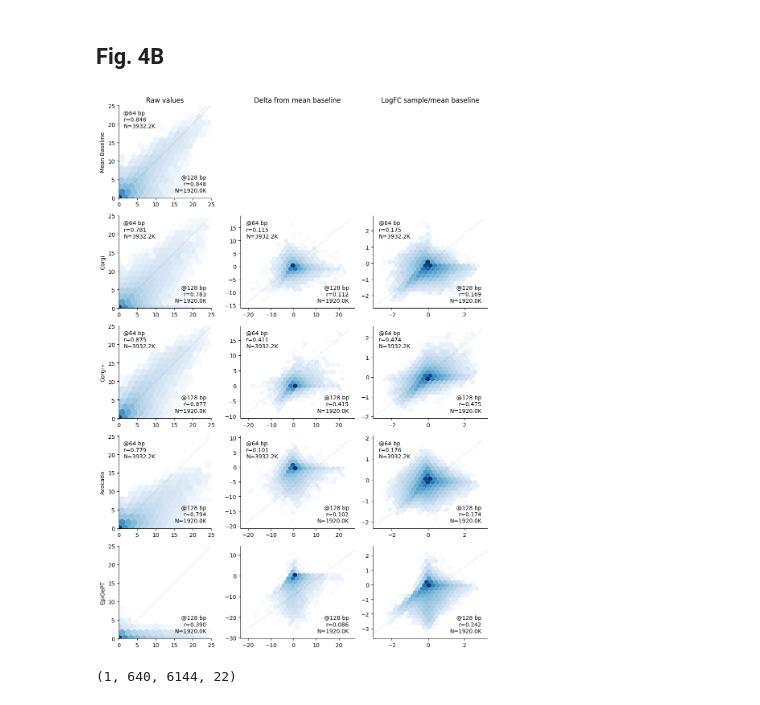
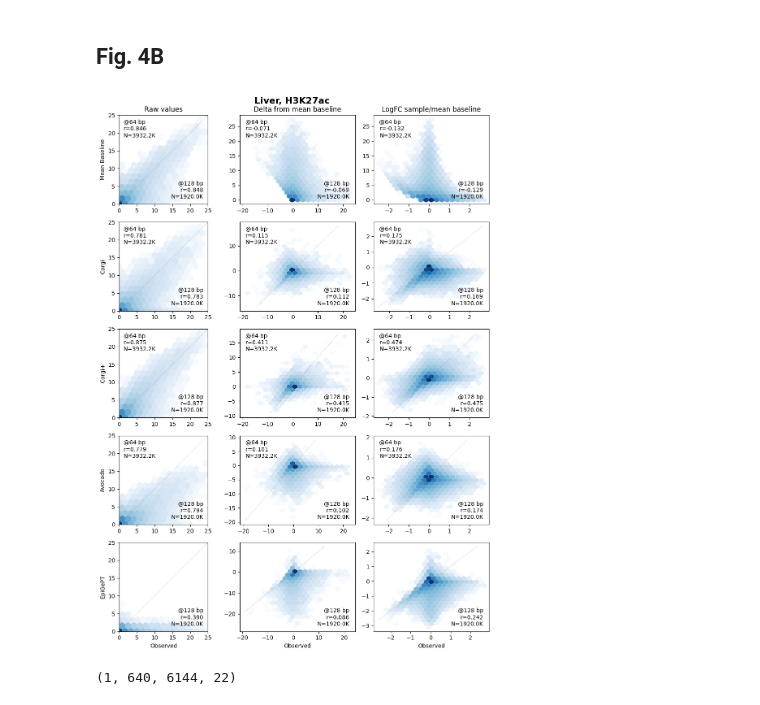
Before and after one commit to ekinda/corgi-reproduction, a Jupyter notebook: figure_notebooks_2/fig4.ipynb, the cells around one changed output. Drawn from its saved outputs; the diff is of its cells as text; code cells hidden in the pictures.

Commit message:
figures cont

```diff
--- a/figure_notebooks_2/fig4.ipynb
+++ b/figure_notebooks_2/fig4.ipynb
@@ -132,23 +132,26 @@ for row, (y1, y2) in enumerate(zip([y_mean, y_corgi1, y_corgi4, y_avocado],[y_me
         axes[row, 1].set_title("Delta from mean baseline")
         axes[row, 2].set_title("LogFC sample/mean baseline")
 
-        # Remove all the objects here
-        axes[row, 1].axis('off')
-        axes[row, 2].axis('off')
-        continue    # Mean baseline row has no delta plot
+        delta_x = x - y_mean
+        delta_y1 = y_mean
+        delta_x_128 = x_128 - y_mean_128
+        delta_y2 = y_mean_128
+    else:
+        delta_x = x - y_mean
+        delta_y1 = y1 - y_mean
+        delta_x_128 = x_128 - y_mean_128
+        delta_y2 = y2 - y_mean_128
 
-    delta_x = x - y_mean
-    delta_y1 = y1 - y_mean
-    delta_x_128 = x_128 - y_mean_128
-    delta_y2 = y2 - y_mean_128
-
+    # plot x=y line
     axes[row, 1].hexbin(delta_x, delta_y1, gridsize=20, cmap='Blues', bins='log', mincnt=1, edgecolors='none')
+    xlim = axes[row, 1].get_xlim()
+    ylim = axes[row, 1].get_ylim()
+    left_corner = max(xlim[0], ylim[0])
+    right_corner = min(xlim[1], ylim[1])
+    if row != 0:
+        axes[row, 1].plot([left_corner, right_corner], [left_corner, right_corner], '--', alpha=0.4, color='gray', linewidth=0.7)
     axes[row, 1].set_xlabel("")
     axes[row, 1].set_ylabel("")
-
-    xlims = axes[row, 1].get_xlim()
-    ylims = axes[row, 1].get_ylim()
-    axes[row, 1].plot(xlims, ylims, '--', alpha=0.4, color='gray', linewidth=0.7)
 
     # Correlations
     r_delta, _ = pearsonr(delta_x, delta_y1)
@@ -163,17 +166,26 @@ for row, (y1, y2) in enumerate(zip([y_mean, y_corgi1, y_corgi4, y_avocado],[y_me
                      verticalalignment='bottom', horizontalalignment='right')
 
     # Col 3
-    logfc_x = np.log(x + 1) - np.log(y_mean + 1)
-    logfc_y1 = np.log(y1 + 1) - np.log(y_mean + 1)
-    logfc_x_128 = np.log(x_128 + 1) - np.log(y_mean_128 + 1)
-    logfc_y2 = np.log(y2 + 1) - np.log(y_mean_128 + 1)
+    if row == 0:
+        logfc_x = np.log(x + 1) - np.log(y_mean + 1)
+        logfc_y1 = y_mean
+        logfc_x_128 = np.log(x_128 + 1) - np.log(y_mean_128 + 1)
+        logfc_y2 = y_mean_128
+    else:
+        logfc_x = np.log(x + 1) - np.log(y_mean + 1)
+        logfc_y1 = np.log(y1 + 1) - np.log(y_mean + 1)
+        logfc_x_128 = np.log(x_128 + 1) - np.log(y_mean_128 + 1)
+        logfc_y2 = np.log(y2 + 1) - np.log(y_mean_128 + 1)
 
     axes[row, 2].hexbin(logfc_x, logfc_y1, gridsize=20, cmap='Blues', bins='log', mincnt=1, edgecolors='none')
+    xlim = axes[row, 2].get_xlim()
+    ylim = axes[row, 2].get_ylim()
+    left_corner = max(xlim[0], ylim[0])
+    right_corner = min(xlim[1], ylim[1])
+    if row != 0:
+        axes[row, 2].plot([left_corner, right_corner], [left_corner, right_corner], '--', alpha=0.4, color='gray', linewidth=0.7)
     axes[row, 2].set_xlabel("")
     axes[row, 2].set_ylabel("")
-    xlims = axes[row, 2].get_xlim()
-    ylims = axes[row, 2].get_ylim()
-    axes[row, 2].plot(xlims, ylims, '--', alpha=0.4, color='gray', linewidth=0.7)
 
     # Correlations
     r_logfc, _ = pearsonr(logfc_x, logfc_y1)
@@ -200,43 +212,47 @@ axes[4, 0].set_ylabel("EpiGePT")
 axes[4, 0].set_xlim(0, lim)
 axes[4, 0].set_ylim(0, lim)
 axes[4, 0].plot([0, lim], [0, lim], '--', alpha=0.4, color='gray', linewidth=0.7)
 axes[4, 0].set_aspect('equal', adjustable='box')
 
 # Col 2
 delta_y_epigept = y_epigept_128 - y_mean_128
 delta_x_128 = x_128 - y_mean_128
 axes[4, 1].hexbin(delta_x_128, delta_y_epigept, gridsize=20, cmap='Blues', bins='log', mincnt=1, edgecolors='none')
 r_delta_epigept_128, _ = pearsonr(delta_x_128, delta_y_epigept)
 N_delta_epigept_128 = len(delta_y_epigept)
 axes[4, 1].text(0.95, 0.05, f"@128 bp\nr={r_delta_epigept_128:.3f}\nN={N_delta_epigept_128/1e3:.1f}K", transform=axes[4, 1].transAxes,
                  verticalalignment='bottom', horizontalalignment='right')
 axes[4, 1].set_xlabel("")
 axes[4, 1].set_ylabel("")
-xlims = axes[1, 1].get_xlim()
-axes[4, 1].set_xlim(xlims)
-ylims = axes[4, 1].get_ylim()
-axes[4, 1].plot(xlims, ylims, '--', alpha=0.4, color='gray', linewidth=0.7)
+
+left_corner = max(axes[4, 1].get_xlim()[0], axes[4, 1].get_ylim()[0])
+right_corner = min(axes[4, 1].get_xlim()[1], axes[4, 1].get_ylim()[1])
+axes[4, 1].plot([left_corner, right_corner], [left_corner, right_corner], '--', alpha=0.4, color='gray', linewidth=0.7)
 
 # Col 3
 logfc_y_epigept = np.log(y_epigept_128 + 1) - np.log(y_mean_128 + 1)
 logfc_x_128 = np.log(x_128 + 1) - np.log(y_mean_128 + 1)
 axes[4, 2].hexbin(logfc_x_128, logfc_y_epigept, gridsize=20, cmap='Blues', bins='log', mincnt=1, edgecolors='none')
 r_logfc_epigept_128, _ = pearsonr(logfc_x_128, logfc_y_epigept)
 N_logfc_epigept_128 = len(logfc_y_epigept)
 axes[4, 2].text(0.95, 0.05, f"@128 bp\nr={r_logfc_epigept_128:.3f}\nN={N_logfc_epigept_128/1e3:.1f}K", transform=axes[4, 2].transAxes,
                  verticalalignment='bottom', horizontalalignment='right')
 axes[4, 2].set_xlabel("")
 axes[4, 2].set_ylabel("")
-xlims = axes[1, 2].get_xlim()
-axes[4, 2].set_xlim(xlims)
-ylims = axes[4, 2].get_ylim()
-axes[4, 2].plot(xlims, ylims, '--', alpha=0.4, color='gray', linewidth=0.7)
+left_corner = max(axes[4, 2].get_xlim()[0], axes[4, 2].get_ylim()[0])
+right_corner = min(axes[4, 2].get_xlim()[1], axes[4, 2].get_ylim()[1])
+axes[4, 2].plot([left_corner, right_corner], [left_corner, right_corner], '--', alpha=0.4, color='gray', linewidth=0.7)
 
+axes[4, 0].set_xlabel("Observed")
+axes[4, 1].set_xlabel("Observed")
+axes[4, 2].set_xlabel("Observed")
+
+plt.suptitle('Liver, H3K27ac', fontsize=16, weight='bold')
 plt.tight_layout()
-plt.savefig("/project/deeprna/corgi-reproduction/figures_2/fig4b.pdf", dpi=300)
+plt.savefig("/project/deeprna/figures/revision/fig4/fig4b.pdf", dpi=300)
 plt.show()
 # %% [output]
-[figure, old version]
+[figure, new version]
 # %%
 data['mean_baseline'].shape
 # %% [output]
```
Also changed, not shown: 31 other files.
